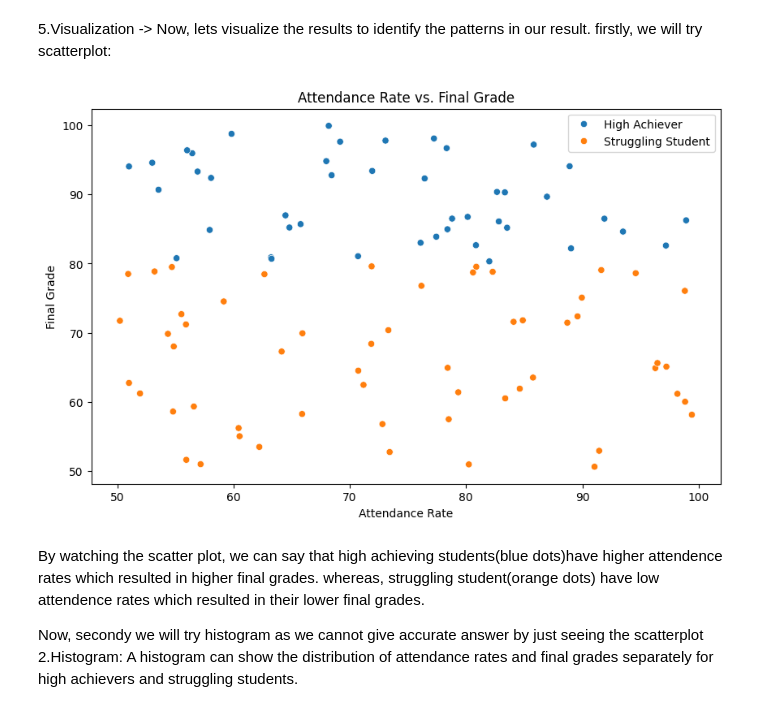
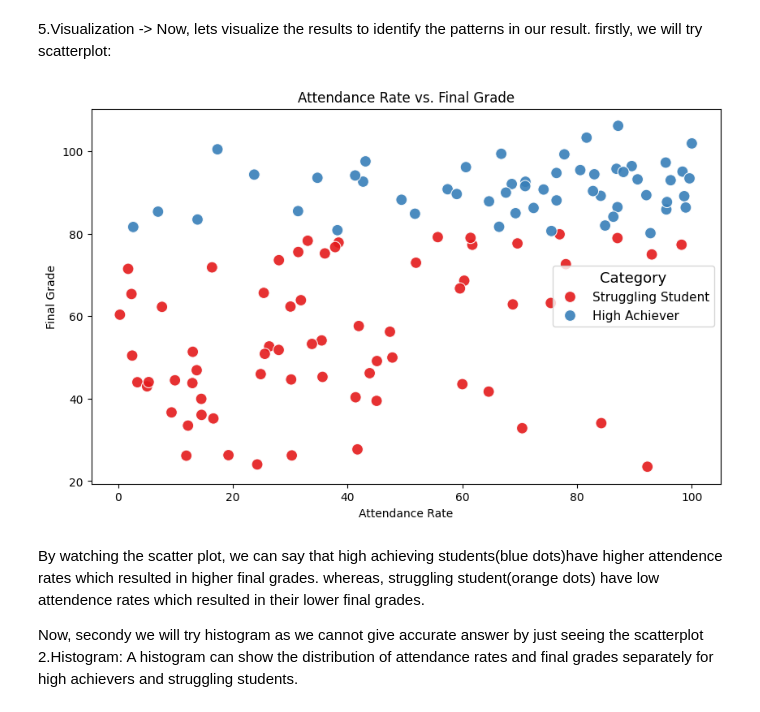
Before and after one commit to Umang-Manandhar/Project, a Jupyter notebook: project02.ipynb, the cells around one changed output. Saved outputs shown, nothing was run; the diff lists cells and outputs as text; code cells hidden in the pictures.

```diff
--- a/project02.ipynb
+++ b/project02.ipynb
@@ -95,11 +112,9 @@ dtype: int64
 3.Categorizing the Data
 ->  We'll categorize students into "high achievers" and "struggling students" based on their final grades. Let's assume a threshold of 80 for classification.
 # %%
-# Define the threshold for classification
-threshold = 80
+high_achievers_threshold = 80  # Threshold for classification
+data['Category'] = data['Final Grade'].apply(lambda x: 'High Achiever' if x >= high_achievers_threshold else 'Struggling Student')
 
-# Create a new column for classification
-data['Category'] = data['Final_Grade'].apply(lambda x: 'High Achiever' if x >= threshold else 'Struggling Student')
 
 print(data.head())
 # %% [output]
@@ -119,26 +134,30 @@ from sklearn.linear_model import LogisticRegression
 from sklearn.metrics import classification_report, confusion_matrix
 
 # Features and target variable
-X = data[['Attendance_Rate']]
+X = data[['Attendance Rate']]
 y = data['Category']
+grades=data['Final Grade']
 
-# Encode target variable
+# Encoding target variables here
 y = y.map({'High Achiever': 1, 'Struggling Student': 0})
 
-# Split the data into training and test sets
-X_train, X_test, y_train, y_test = train_test_split(X, y, test_size=0.3, random_state=42)
+# Train ,test split
+X_train, X_test, y_train, y_test,grades_train,grades_test = train_test_split(X, y,grades, test_size=0.3, random_state=42)
 
-# Standardize the feature
+# Feature Standardization
 scaler = StandardScaler()
 X_train_scaled = scaler.fit_transform(X_train)
 X_test_scaled = scaler.transform(X_test)
 
-# Train the model
+# Training the model
 model = LogisticRegression()
 model.fit(X_train_scaled, y_train)
 
-# Predict and evaluate
+# Predicting on the test set
 y_pred = model.predict(X_test_scaled)
-print(confusion_matrix(y_test, y_pred))
 print(classification_report(y_test, y_pred))
+
+# Accuracy
+accuracy = model.score(X_test_scaled, y_test)
+print(f"\nModel Accuracy: {accuracy * 100:.2f}%")
 # %% [output]
@@ -157,19 +219,26 @@ weighted avg       0.32      0.57      0.41        30
 -> Now, lets visualize the results to identify the patterns in our result.
 firstly, we will try scatterplot:
 # %%
-import matplotlib.pyplot as plt
-import seaborn as sns
 
-# Plot attendance rate vs. final grade
+
+
+category_labels = {0: 'Struggling Student', 1: 'High Achiever'}
+
 plt.figure(figsize=(10, 6))
-sns.scatterplot(data=data, x='Attendance_Rate', y='Final_Grade', hue='Category')
+
+scatter_plot = sns.scatterplot(x=X_test['Attendance Rate'], y=grades_test, hue=y_test, palette='Set1', s=100, alpha=0.9, marker='o')
+
 plt.title('Attendance Rate vs. Final Grade')
 plt.xlabel('Attendance Rate')
 plt.ylabel('Final Grade')
-plt.legend()
+
+
+handles, labels = scatter_plot.get_legend_handles_labels()
+plt.legend(handles=handles, labels=[category_labels[int(label)] for label in labels], title='Category', title_fontsize='13', fontsize='11')
+
 plt.show()
 # %% [output]
-[figure, old version]
+[figure, new version]
 # %% [markdown]
 By watching the scatter plot, we can say that high achieving students(blue dots)have higher attendence rates which resulted in higher final grades. whereas, struggling student(orange dots) have low attendence rates which resulted in their lower final grades.
 
```
Also changed, not shown: parts of 16 cells of this notebook, 1 other file.
